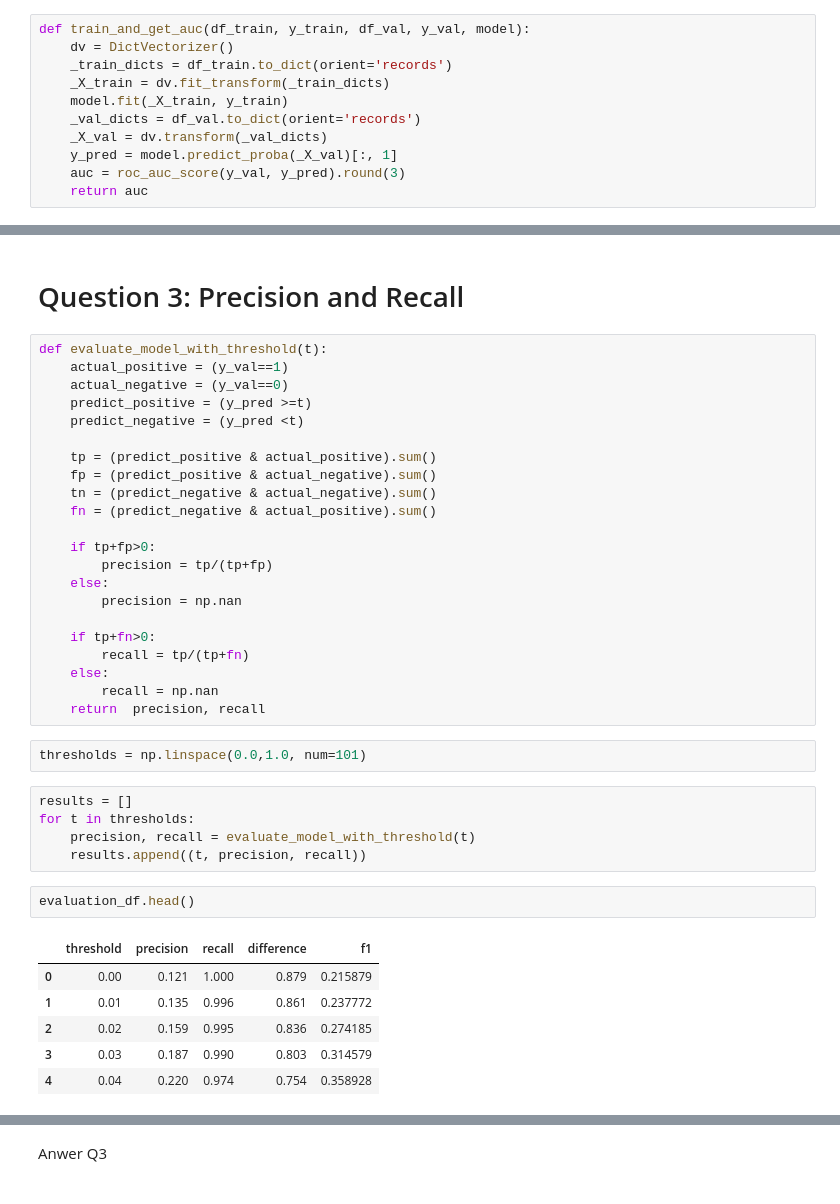
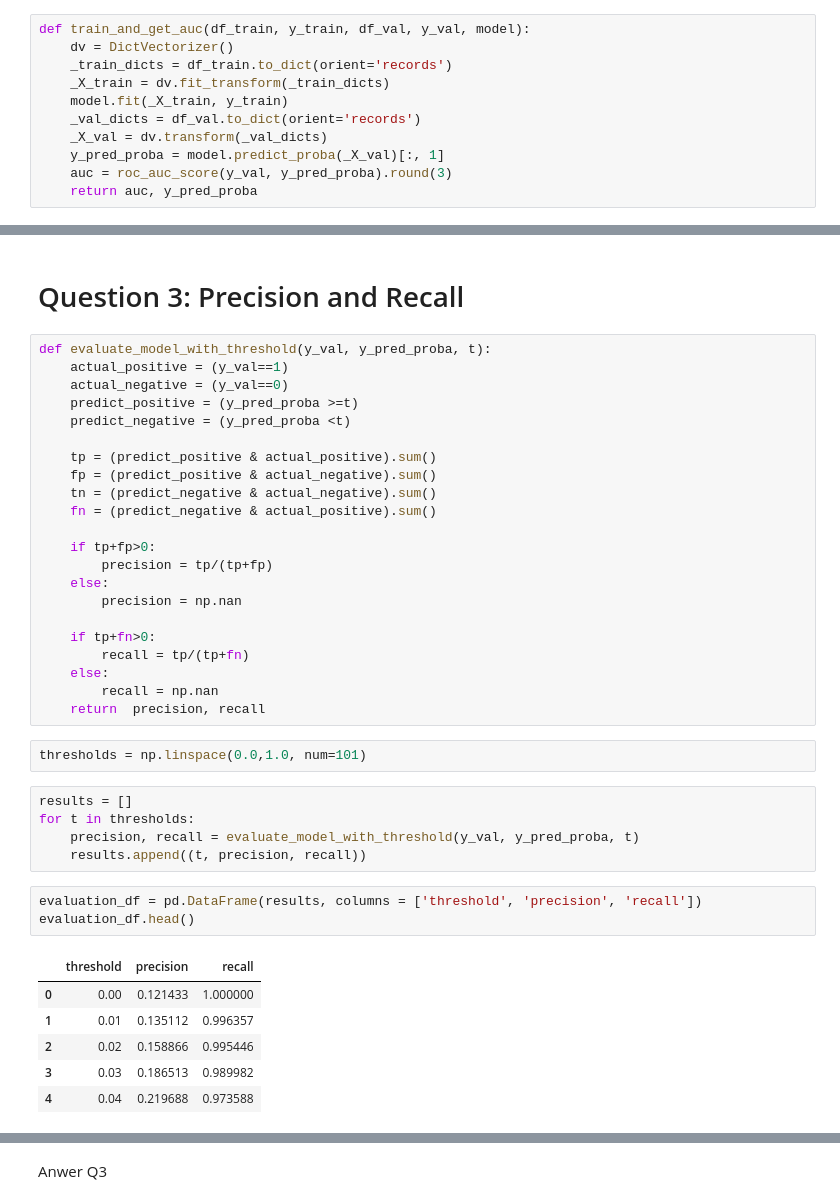
Before and after one commit to karinait/ml-zoomcamp, a Jupyter notebook: module 4/homework/notebook/homework4.ipynb, the cells around one changed output, grey strips where cells are left out. Drawn from its saved outputs; the diff is of its cells as text.

```diff
--- a/module 4/homework/notebook/homework4.ipynb
+++ b/module 4/homework/notebook/homework4.ipynb
@@ -154,8 +165,8 @@ def train_and_get_auc(df_train, y_train, df_val, y_val, model):
     model.fit(_X_train, y_train)
     _val_dicts = df_val.to_dict(orient='records')
     _X_val = dv.transform(_val_dicts)
-    y_pred = model.predict_proba(_X_val)[:, 1]
-    auc = roc_auc_score(y_val, y_pred).round(3)
-    return auc
+    y_pred_proba = model.predict_proba(_X_val)[:, 1]
+    auc = roc_auc_score(y_val, y_pred_proba).round(3)
+    return auc, y_pred_proba
 # %%
 model = LogisticRegression(solver='liblinear', C=1.0, max_iter=1000)
@@ -172,11 +183,11 @@ The AUC of the model in the validation dataset is 0.9
 # %% [markdown]
 # Question 3: Precision and Recall
 # %%
-def evaluate_model_with_threshold(t):
+def evaluate_model_with_threshold(y_val, y_pred_proba, t):
     actual_positive = (y_val==1)
     actual_negative = (y_val==0)
-    predict_positive = (y_pred >=t)
-    predict_negative = (y_pred <t)
+    predict_positive = (y_pred_proba >=t)
+    predict_negative = (y_pred_proba <t)
 
     tp = (predict_positive & actual_positive).sum()
     fp = (predict_positive & actual_negative).sum()
@@ -198,17 +209,18 @@ thresholds = np.linspace(0.0,1.0, num=101)
 # %%
 results = []
 for t in thresholds:
-    precision, recall = evaluate_model_with_threshold(t)
+    precision, recall = evaluate_model_with_threshold(y_val, y_pred_proba, t)
     results.append((t, precision, recall))
-# %%
-evaluation_df.head()
-# %% [output]
-|  | threshold | precision | recall | difference | f1 |
-| 0 | 0.00 | 0.121 | 1.000 | 0.879 | 0.215879 |
-| 1 | 0.01 | 0.135 | 0.996 | 0.861 | 0.237772 |
-| 2 | 0.02 | 0.159 | 0.995 | 0.836 | 0.274185 |
-| 3 | 0.03 | 0.187 | 0.990 | 0.803 | 0.314579 |
-| 4 | 0.04 | 0.220 | 0.974 | 0.754 | 0.358928 |
+# %%
+evaluation_df = pd.DataFrame(results, columns = ['threshold', 'precision', 'recall'])
+evaluation_df.head()
+# %% [output]
+|  | threshold | precision | recall |
+| 0 | 0.00 | 0.121433 | 1.000000 |
+| 1 | 0.01 | 0.135112 | 0.996357 |
+| 2 | 0.02 | 0.158866 | 0.995446 |
+| 3 | 0.03 | 0.186513 | 0.989982 |
+| 4 | 0.04 | 0.219688 | 0.973588 |
 # %%
 max_precision_index = evaluation_df['precision'].idxmax()
 max_precision_threshold = evaluation_df['threshold'].iloc[max_precision_index]
```
Also changed, not shown: parts of 22 cells of this notebook.
